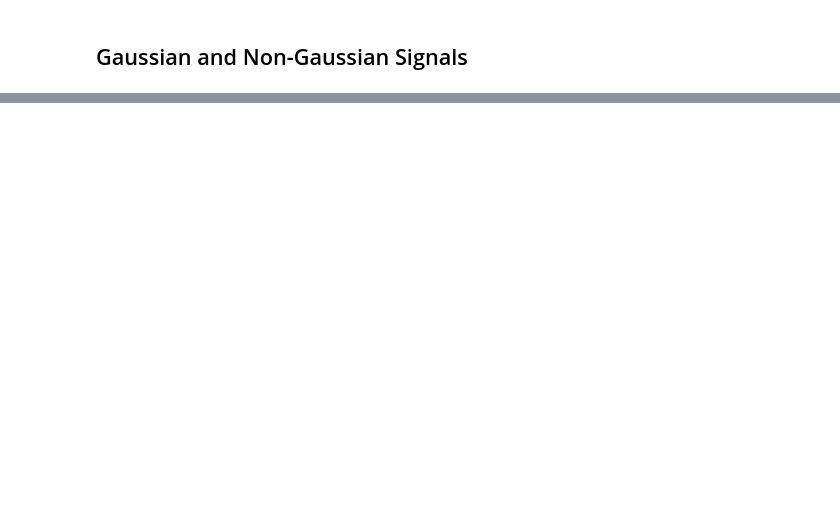
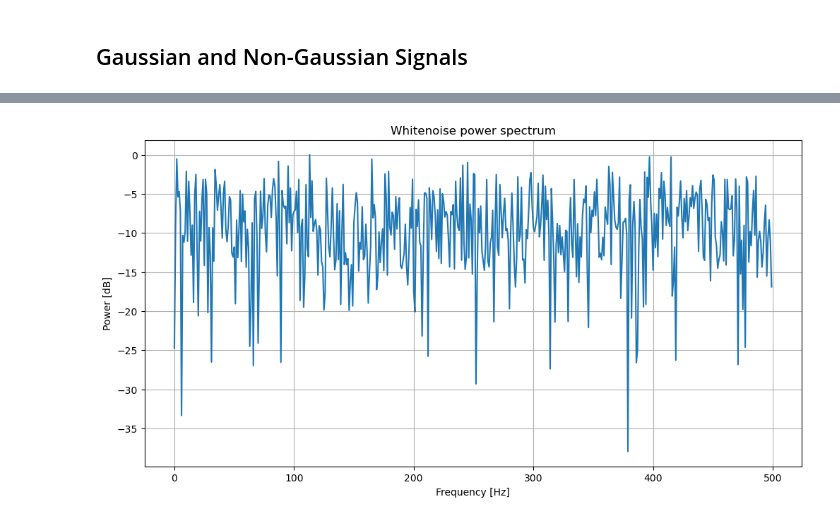
Before and after one commit to theittsco/signal_processing, a Jupyter notebook: Phase1/Phase1_Week7_Notebook.ipynb, the cells around one changed output, grey strips where cells are left out. Drawn from its saved outputs; the diff is of its cells as text; code cells hidden in the pictures; blank space fills up the shorter version.

```diff
--- a/Phase1/Phase1_Week7_Notebook.ipynb
+++ b/Phase1/Phase1_Week7_Notebook.ipynb
@@ -25,29 +196,41 @@ import math, random
 # %%
 '''
 Practice
 
 1. Generate white noise and analyze its power spectrum
 
 Borrow power spectrum plot from previous week's notebook
 '''
-whitenoise = []
-fs = # choose sampling frequency for whitenoise
+# Parameters
+fs = 1000           # Sampling frequency (Hz)choose sampling frequency for whitenoise
+duration = 1.0      # Duration (seconds)
+N = int(fs * duration)  # Number of samples
+
+# Generate white noise: zero mean, unit variance
+whitenoise = np.random.normal(loc=0.0, scale=1.0, size=N)
+
 d = 1/fs
 X_whitenoise = np.fft.fft(whitenoise)
 freqs_whitenoise = np.fft.fftfreq(len(whitenoise),d)
 
 # Power spectrum
 X_mag = np.abs(X_whitenoise)  # Magnitude of FFT
 
 # Normalize and convert to dB
 X_dB_whitenoise = 20 * np.log10(X_mag / np.max(X_mag))
 
 # Common practice to clip to -80 decibels, anything below -100 decibels is machine precision error
-X_dB_whitenoise = np.clip(X_dB_whitenoise, -87, 0)
+X_dB_whitenoise_clipped = np.clip(X_dB_whitenoise, -87, 0)
 
+plt.figure(figsize=(12, 6))
 plt.plot(freqs_whitenoise[:N//2],X_dB_whitenoise_clipped[:N//2])
 plt.xlabel('Frequency [Hz]')
 plt.ylabel('Power [dB]')
+plt.title(r'Whitenoise power spectrum')
+plt.grid()
+plt.show()
+# %% [output]
+[figure, added]
 # %%
 '''
 2. Implement an autocorrelation function and compare with FFT-methods
```
Also changed, not shown: parts of 6 cells of this notebook, 1 other file.
